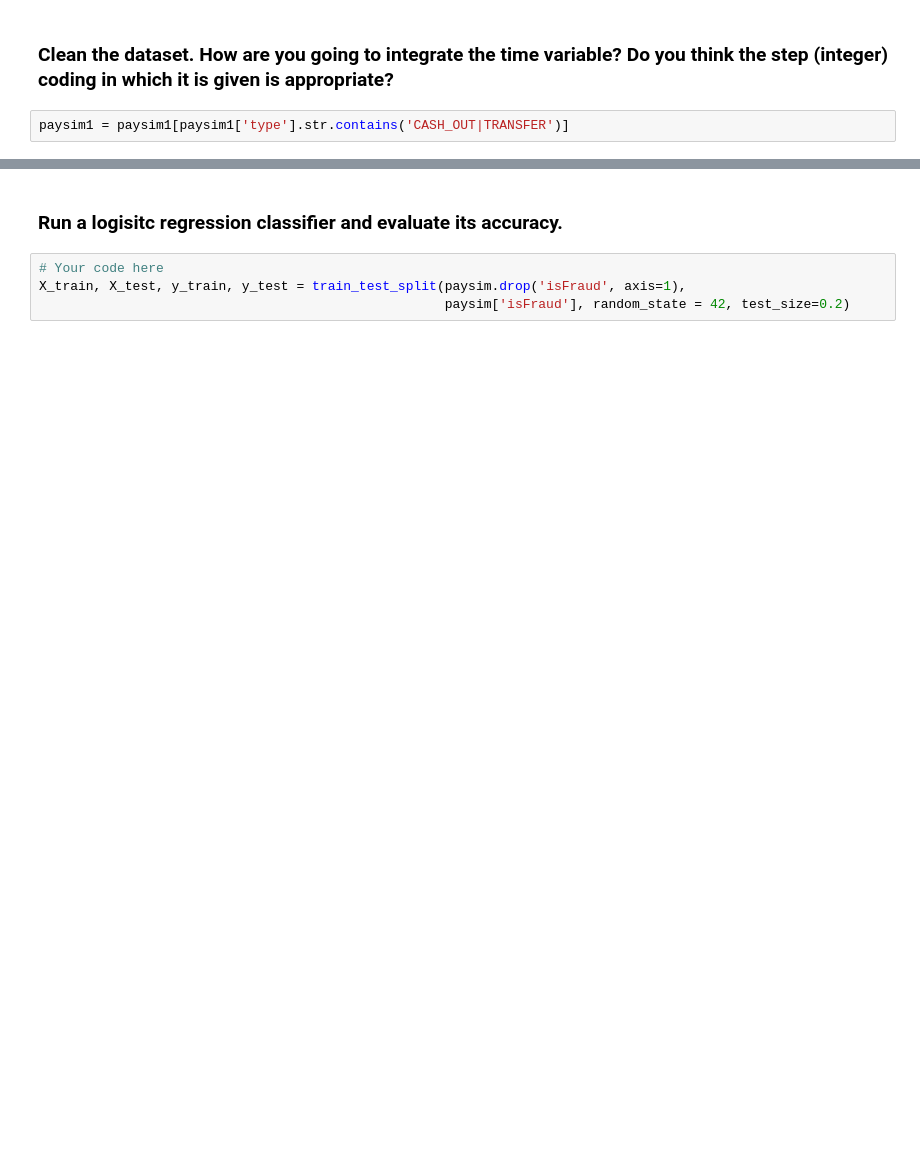
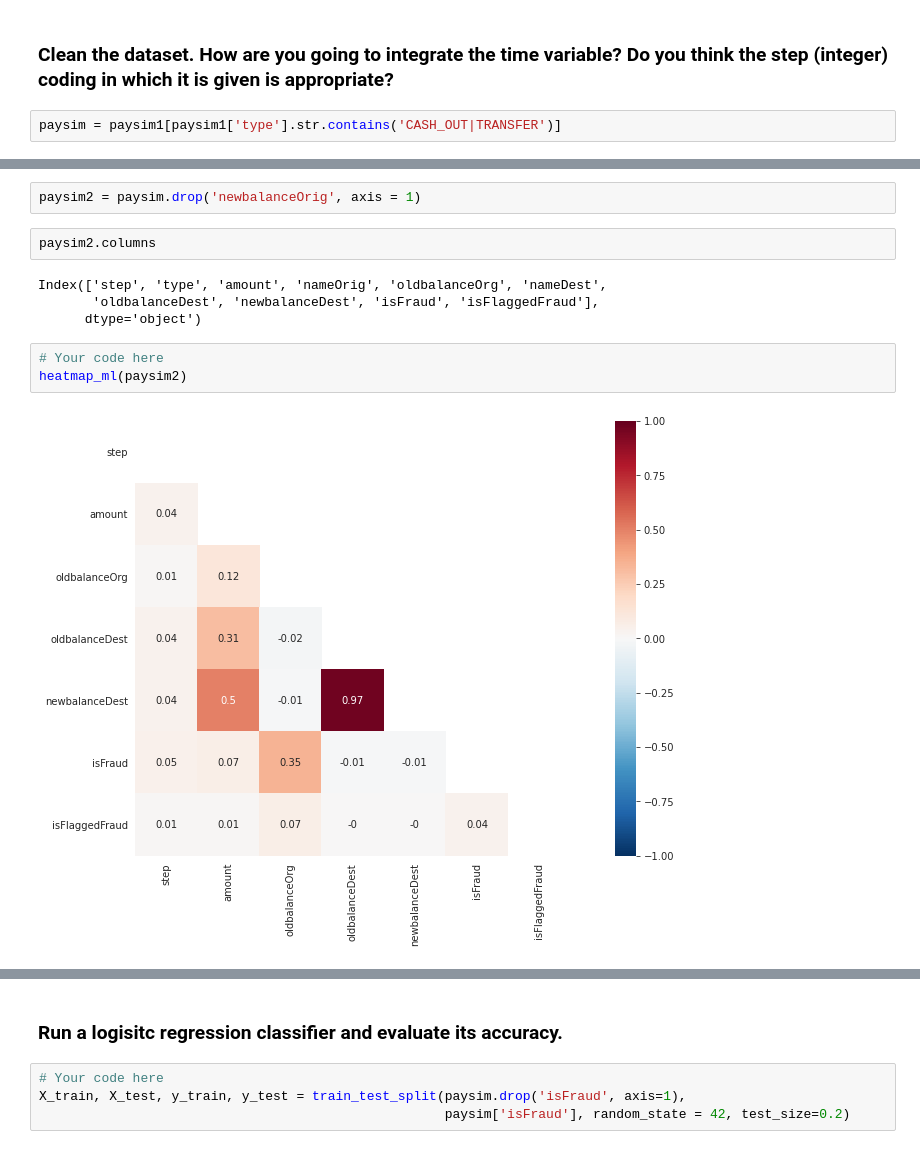
Before and after one commit to ta-datapt-bcn/lab-unbalance, a Jupyter notebook: your-code/lab_inbalance.ipynb, the cells around one changed output, grey strips where cells are left out. Saved outputs shown, nothing was run; the diff lists cells and outputs as text; blank space fills up the shorter version.

```diff
--- a/your-code/lab_inbalance.ipynb
+++ b/your-code/lab_inbalance.ipynb
@@ -295,5 +290,5 @@ sns.countplot(x="isFraud", data=paysim1)
 # %% [markdown]
 ### Clean the dataset. How are you going to integrate the time variable? Do you think the step (integer) coding in which it is given is appropriate?
 # %%
-paysim1 = paysim1[paysim1['type'].str.contains('CASH_OUT|TRANSFER')]
+paysim = paysim1[paysim1['type'].str.contains('CASH_OUT|TRANSFER')]
 # %%
@@ -301,3 +296,16 @@ paysim1['type'].unique()
 # %% [output]
 array(['TRANSFER', 'CASH_OUT'], dtype=object)
+# %%
+paysim2 = paysim.drop('newbalanceOrig', axis = 1)
+# %%
+paysim2.columns
+# %% [output]
+Index(['step', 'type', 'amount', 'nameOrig', 'oldbalanceOrg', 'nameDest',
+       'oldbalanceDest', 'newbalanceDest', 'isFraud', 'isFlaggedFraud'],
+      dtype='object')
+# %%
+# Your code here
+heatmap_ml(paysim2)
+# %% [output]
+[figure, added]
 # %%
```
Also changed, not shown: parts of 28 cells of this notebook.
